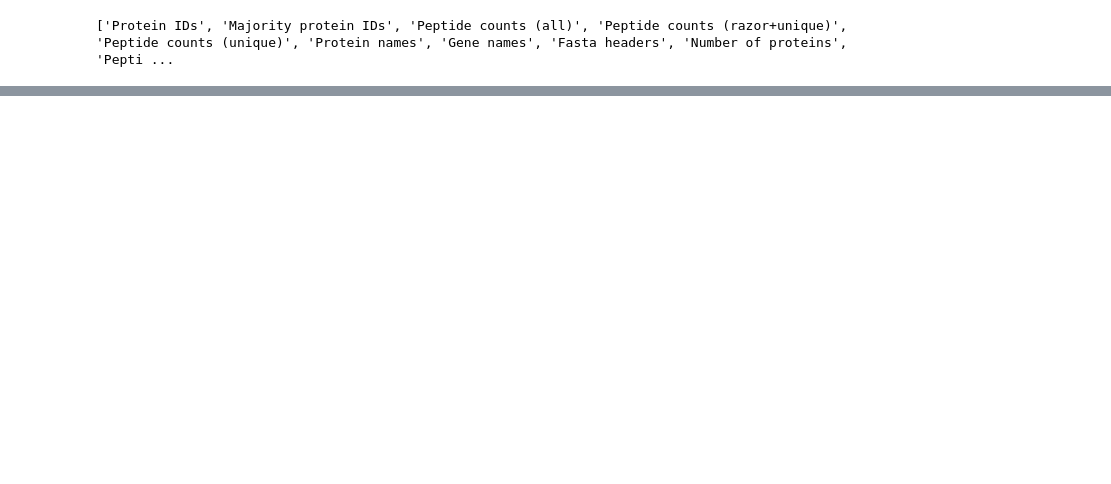
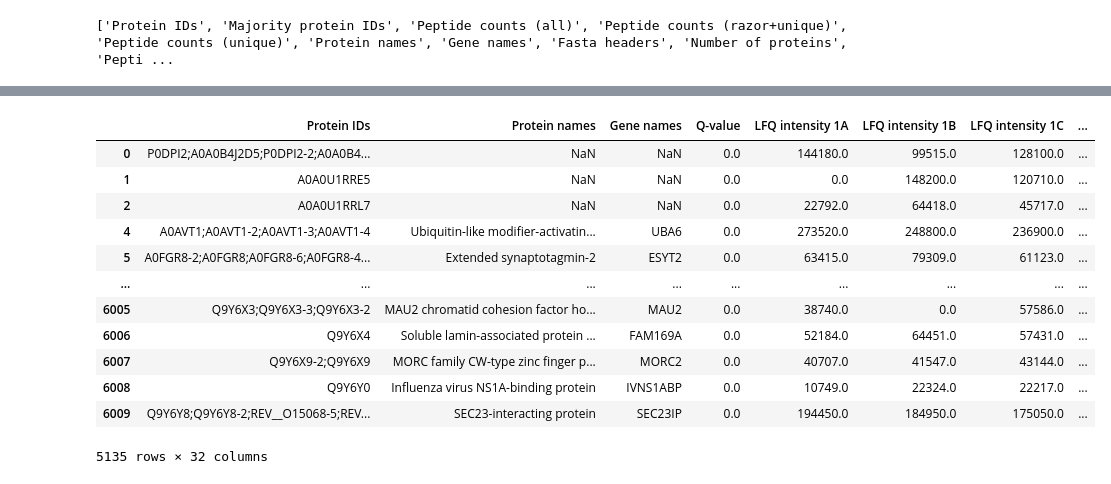
Before and after one commit to plutzer/labtools, a Jupyter notebook: Whole-cell_analysis.ipynb, the cells around one changed output, grey strips where cells are left out. Drawn from its saved outputs; the diff is of its cells as text; code cells hidden in the pictures; blank space fills up the shorter version.

```diff
--- a/Whole-cell_analysis.ipynb
+++ b/Whole-cell_analysis.ipynb
@@ -82,0 +112,41 @@ pg
+# %%
+def create_row(row,control_index,experiments):
+    '''
+        Creates a row for summary data output.
+    '''
+    columns_keep = ['Protein IDs','Protein names','Gene names','Q-value']
+    for condition in experiments:
+        for replicate in condition:
+            columns_keep.append('LFQ intensity ' + replicate)
+
+    row = row[columns_keep]
+
+    #Get the log fold change for each condition relative to the control
+    for c in range(len(experiments)):
+        if c != control_index:
+            control_mean = np.mean([row['LFQ intensity ' + rep] for rep in experiments[control_index]])
+            condition_mean = np.mean([row['LFQ intensity ' + rep] for rep in experiments[c]])
+            #print(str(condition_mean) + ' , ' + str(control_mean))
+            row['logFC_' + ','.join(experiments[c]) + '_vs_' + ','.join(experiments[control_index])] = log((condition_mean + 1)/(control_mean + 1),2)
+
+            # Now get the pvalue
+            ttest = ttest_ind([row['LFQ intensity ' + rep] for rep in experiments[control_index]],[row['LFQ intensity ' + rep] for rep in experiments[c]])
+            row['pval_' + ','.join(experiments[c]) + '_vs_' + ','.join(experiments[control_index])] = ttest[1]
+
+    return row
+# %%
+pg.apply(create_row,axis=1,args=([3,experiments]))
+# %% [output]
+|  | Protein IDs | Protein names | Gene names | Q-value | LFQ intensity 1A | LFQ intensity 1B | LFQ intensity 1C | ... |
+| 0 | P0DPI2;A0A0B4J2D5;P0DPI2-2;A0A0B4... | NaN | NaN | 0.0 | 144180.0 | 99515.0 | 128100.0 | ... |
+| 1 | A0A0U1RRE5 | NaN | NaN | 0.0 | 0.0 | 148200.0 | 120710.0 | ... |
+| 2 | A0A0U1RRL7 | NaN | NaN | 0.0 | 22792.0 | 64418.0 | 45717.0 | ... |
+| 4 | A0AVT1;A0AVT1-2;A0AVT1-3;A0AVT1-4 | Ubiquitin-like modifier-activatin... | UBA6 | 0.0 | 273520.0 | 248800.0 | 236900.0 | ... |
+| 5 | A0FGR8-2;A0FGR8;A0FGR8-6;A0FGR8-4... | Extended synaptotagmin-2 | ESYT2 | 0.0 | 63415.0 | 79309.0 | 61123.0 | ... |
+| ... | ... | ... | ... | ... | ... | ... | ... | ... |
+| 6005 | Q9Y6X3;Q9Y6X3-3;Q9Y6X3-2 | MAU2 chromatid cohesion factor ho... | MAU2 | 0.0 | 38740.0 | 0.0 | 57586.0 | ... |
+| 6006 | Q9Y6X4 | Soluble lamin-associated protein ... | FAM169A | 0.0 | 52184.0 | 64451.0 | 57431.0 | ... |
+| 6007 | Q9Y6X9-2;Q9Y6X9 | MORC family CW-type zinc finger p... | MORC2 | 0.0 | 40707.0 | 41547.0 | 43144.0 | ... |
+| 6008 | Q9Y6Y0 | Influenza virus NS1A-binding protein | IVNS1ABP | 0.0 | 10749.0 | 22324.0 | 22217.0 | ... |
+| 6009 | Q9Y6Y8;Q9Y6Y8-2;REV__O15068-5;REV... | SEC23-interacting protein | SEC23IP | 0.0 | 194450.0 | 184950.0 | 175050.0 | ... |
+5135 rows × 32 columns
```
Also changed, not shown: parts of 6 cells of this notebook, 1 other file.
